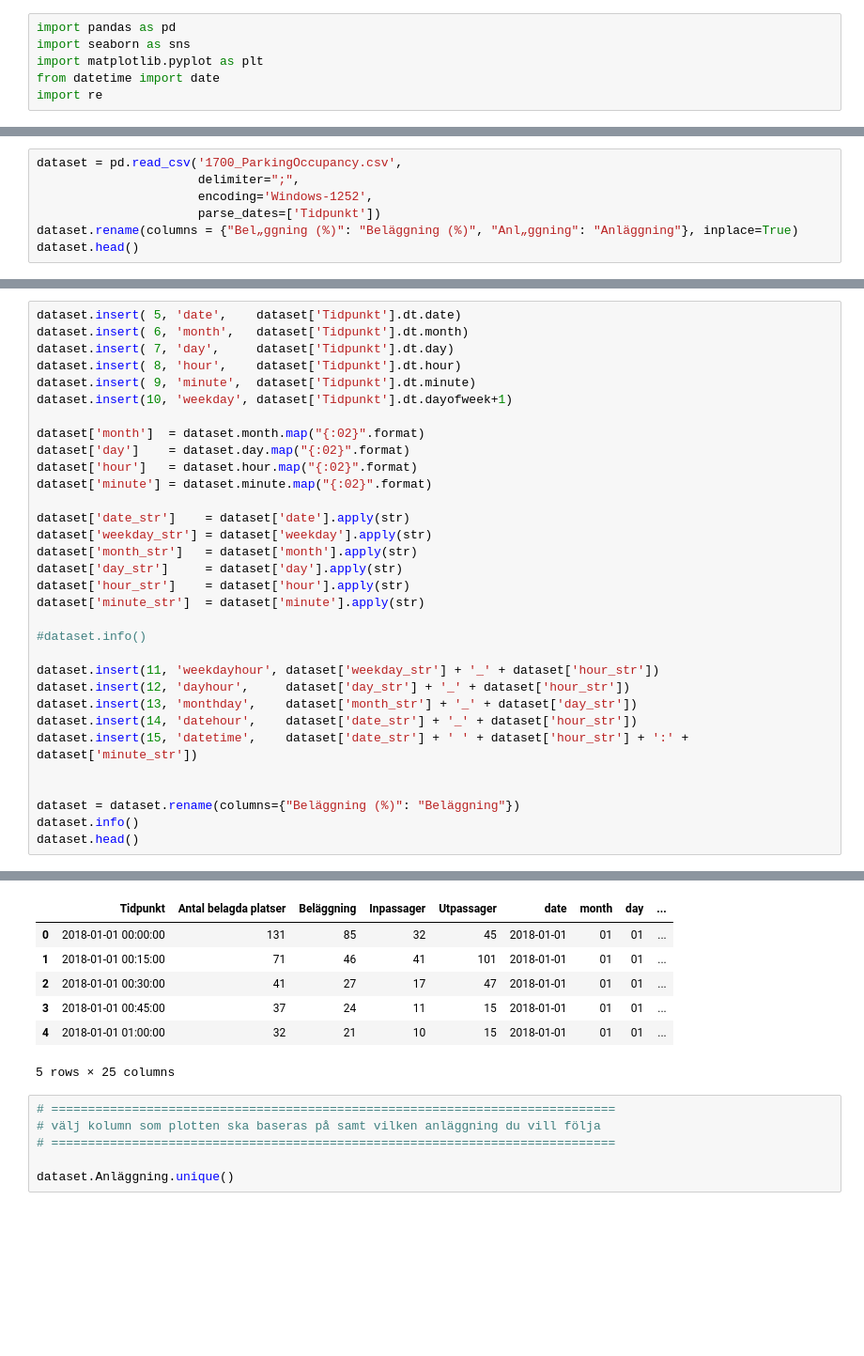
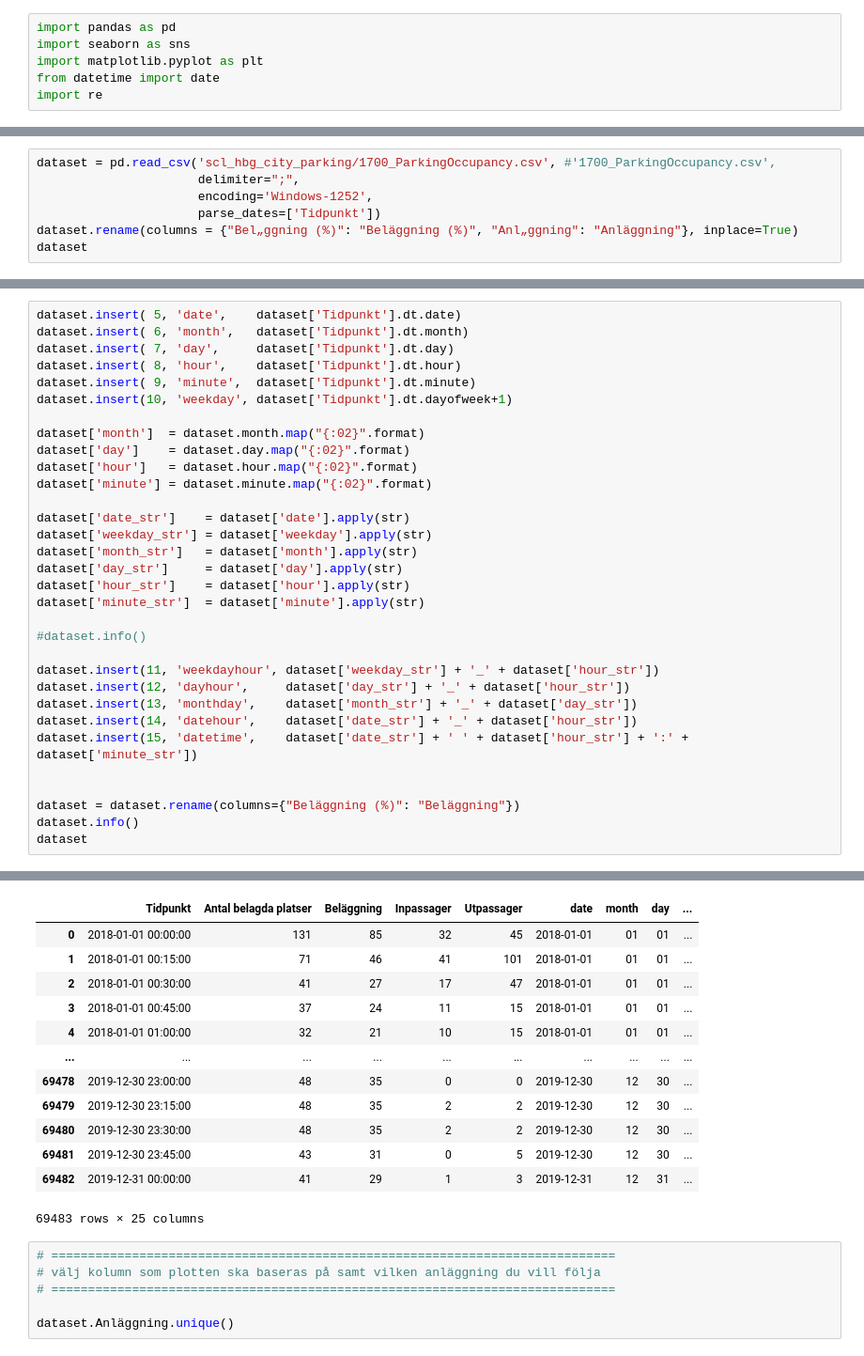
Before and after one commit to NordAxon/scl-hbg-city-parking, a Jupyter notebook: parking_arima.ipynb, the cells around one changed output, grey strips where cells are left out. Shown at 94% size. Saved outputs shown, nothing was run; the diff lists cells and outputs as text; blank space fills up the shorter version.

```diff
--- a/parking_arima.ipynb
+++ b/parking_arima.ipynb
@@ -7,10 +9,10 @@ import re
 # %%
-dataset = pd.read_csv('1700_ParkingOccupancy.csv',
+dataset = pd.read_csv('scl_hbg_city_parking/1700_ParkingOccupancy.csv', #'1700_ParkingOccupancy.csv',
                       delimiter=";",
                       encoding='Windows-1252',
                       parse_dates=['Tidpunkt'])
 dataset.rename(columns = {"Bel„ggning (%)": "Beläggning (%)", "Anl„ggning": "Anläggning"}, inplace=True)
-dataset.head()
+dataset
 # %% [output]
 |  | Tidpunkt | Antal belagda platser | Beläggning (%) | Inpassager | Utpassager | Anläggning | Adress | ... |
 | 0 | 2018-01-01 00:00:00 | 131 | 85 | 32 | 45 | S t Nicolai | Bergaliden 11 | ... |
@@ -46,35 +55,41 @@ dataset.insert(13, 'monthday',    dataset['month_str'] + '_' + dataset['day_str'
 dataset.insert(14, 'datehour',    dataset['date_str'] + '_' + dataset['hour_str'])
 dataset.insert(15, 'datetime',    dataset['date_str'] + ' ' + dataset['hour_str'] + ':' + dataset['minute_str'])
 
 
 dataset = dataset.rename(columns={"Beläggning (%)": "Beläggning"})
 dataset.info()
-dataset.head()
+dataset
 # %% [output]
 <class 'pandas.core.frame.DataFrame'>
 RangeIndex: 69483 entries, 0 to 69482
 Data columns (total 25 columns):
 Tidpunkt                 69483 non-null datetime64[ns]
 Antal belagda platser    69483 non-null int64
 Beläggning               69483 non-null int64
 Inpassager               69483 non-null int64
 Utpassager               69483 non-null int64
 date                     69483 non-null object
 month                    69483 non-null object
 day                      69483 non-null object
 hour                     69483 non-null object
 ... (14 lines left out)
 hour_str                 69483 non-null object
 minute_str               69483 non-null object
 dtypes: datetime64[ns](1), int64(6), object(18)
 memory usage: 13.3+ MB
 |  | Tidpunkt | Antal belagda platser | Beläggning | Inpassager | Utpassager | date | month | day | ... |
 | 0 | 2018-01-01 00:00:00 | 131 | 85 | 32 | 45 | 2018-01-01 | 01 | 01 | ... |
 | 1 | 2018-01-01 00:15:00 | 71 | 46 | 41 | 101 | 2018-01-01 | 01 | 01 | ... |
 | 2 | 2018-01-01 00:30:00 | 41 | 27 | 17 | 47 | 2018-01-01 | 01 | 01 | ... |
 | 3 | 2018-01-01 00:45:00 | 37 | 24 | 11 | 15 | 2018-01-01 | 01 | 01 | ... |
 | 4 | 2018-01-01 01:00:00 | 32 | 21 | 10 | 15 | 2018-01-01 | 01 | 01 | ... |
+| ... | ... | ... | ... | ... | ... | ... | ... | ... | ... |
+| 69478 | 2019-12-30 23:00:00 | 48 | 35 | 0 | 0 | 2019-12-30 | 12 | 30 | ... |
+| 69479 | 2019-12-30 23:15:00 | 48 | 35 | 2 | 2 | 2019-12-30 | 12 | 30 | ... |
+| 69480 | 2019-12-30 23:30:00 | 48 | 35 | 2 | 2 | 2019-12-30 | 12 | 30 | ... |
+| 69481 | 2019-12-30 23:45:00 | 43 | 31 | 0 | 5 | 2019-12-30 | 12 | 30 | ... |
+| 69482 | 2019-12-31 00:00:00 | 41 | 29 | 1 | 3 | 2019-12-31 | 12 | 31 | ... |
-5 rows × 25 columns
+69483 rows × 25 columns
 # %%
 # =============================================================================
 # välj kolumn som plotten ska baseras på samt vilken anläggning du vill följa
```
Also changed, not shown: parts of 6 cells of this notebook.
